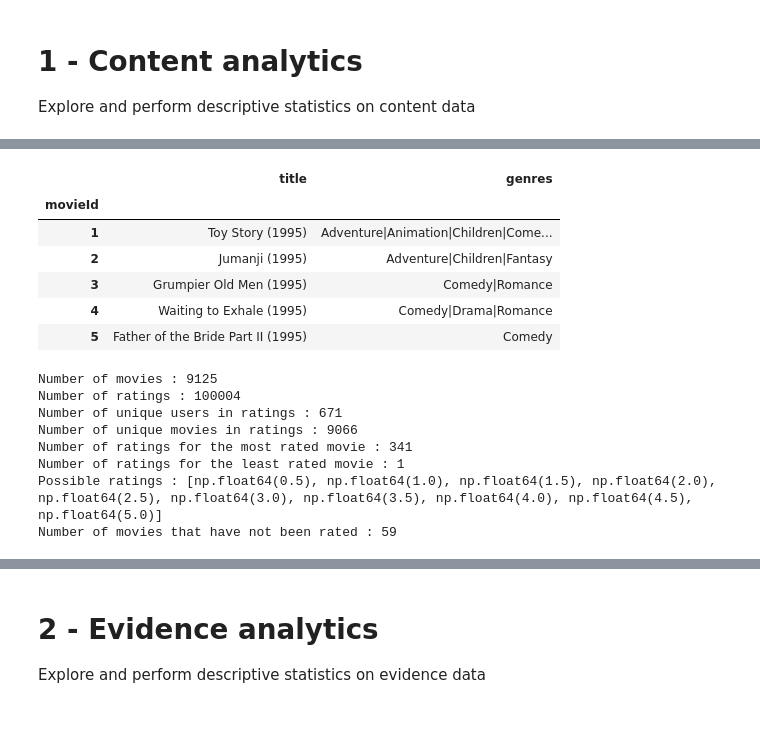
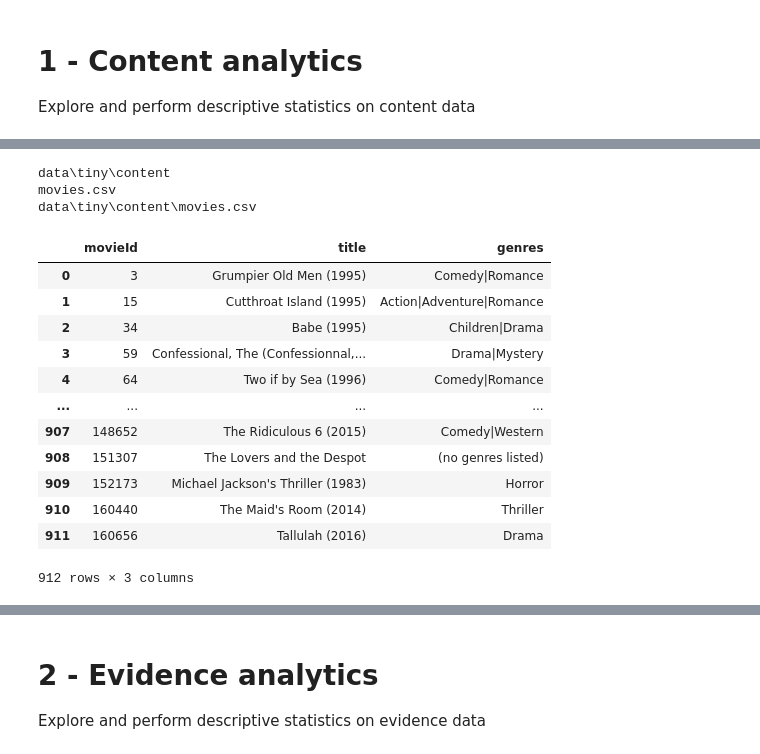
Before and after one commit to nmohymont/Recommender_Systems, a Jupyter notebook: analytics.ipynb, the cells around one changed output, grey strips where cells are left out. Cells and saved outputs as stored; diff of their text form; code cells hidden in the pictures; blank space fills up the shorter version.

```diff
--- a/analytics.ipynb
+++ b/analytics.ipynb
@@ -29,47 +24,33 @@ movieId
-# %%
-# -- load the items and display the Dataframe
-df_items = load_items()
-df_items.head()
-# %% [output]
-|  | title | genres |
-| movieId |  |  |
-| 1 | Toy Story (1995) | Adventure|Animation|Children|Come... |
-| 2 | Jumanji (1995) | Adventure|Children|Fantasy |
-| 3 | Grumpier Old Men (1995) | Comedy|Romance |
-| 4 | Waiting to Exhale (1995) | Comedy|Drama|Romance |
-| 5 | Father of the Bride Part II (1995) | Comedy |
-# %%
-# -- display relevant informations that can be extracted from the dataset
-
-n_movies = len(df_items)
-print(f"Number of movies : {n_movies}")
-
-n_ratings = len(df_ratings)
-print(f"Number of ratings : {n_ratings}")
-
-n_unique_users = df_ratings[C.USER_ID_COL].nunique()
-print(f"Number of unique users in ratings : {n_unique_users}")
-
-n_unique_movies = df_ratings[C.ITEM_ID_COL].nunique()
-print(f"Number of unique movies in ratings : {n_unique_movies}")
-
-n_ratings_most_rated_movie = df_ratings[C.ITEM_ID_COL].value_counts().max()
-print(f"Number of ratings for the most rated movie : {n_ratings_most_rated_movie}")
-
-n_ratings_least_rated_movie = df_ratings[C.ITEM_ID_COL].value_counts().min()
-print(f"Number of ratings for the least rated movie : {n_ratings_least_rated_movie}")
-
-possible_ratings = sorted(df_ratings[C.RATING_COL].unique())
-print(f"Possible ratings : {possible_ratings}")
-
-n_not_rated_movies = n_movies - n_unique_movies
-print(f"Number of movies that have not been rated : {n_not_rated_movies}")
-# %% [output]
-Number of movies : 9125
-Number of ratings : 100004
-Number of unique users in ratings : 671
-Number of unique movies in ratings : 9066
-Number of ratings for the most rated movie : 341
-Number of ratings for the least rated movie : 1
-Possible ratings : [np.float64(0.5), np.float64(1.0), np.float64(1.5), np.float64(2.0), np.float64(2.5), np.float64(3.0), np.float64(3.5), np.float64(4.0), np.float64(4.5), np.float64(5.0)]
-Number of movies that have not been rated : 59
+# %%
+# -- load the items and display the Dataframe
+
+print(C.CONTENT_PATH)
+print(C.ITEMS_FILENAME)
+print(C.CONTENT_PATH/C.ITEMS_FILENAME)
+
+#df = pd.read_csv(C.CONTENT_PATH/C.ITEMS_FILENAME)
+#print(df.head())
+
+df_items = load_items()
+
+#add the column movieID initially used as an index
+df_items = df_items.reset_index()
+
+display(df_items)
+# %% [output]
+data\tiny\content
+movies.csv
+data\tiny\content\movies.csv
+|  | movieId | title | genres |
+| 0 | 3 | Grumpier Old Men (1995) | Comedy|Romance |
+| 1 | 15 | Cutthroat Island (1995) | Action|Adventure|Romance |
+| 2 | 34 | Babe (1995) | Children|Drama |
+| 3 | 59 | Confessional, The (Confessionnal,... | Drama|Mystery |
+| 4 | 64 | Two if by Sea (1996) | Comedy|Romance |
+| ... | ... | ... | ... |
+| 907 | 148652 | The Ridiculous 6 (2015) | Comedy|Western |
+| 908 | 151307 | The Lovers and the Despot | (no genres listed) |
+| 909 | 152173 | Michael Jackson's Thriller (1983) | Horror |
+| 910 | 160440 | The Maid's Room (2014) | Thriller |
+| 911 | 160656 | Tallulah (2016) | Drama |
+912 rows × 3 columns
```
Also changed, not shown: parts of 12 cells of this notebook.
